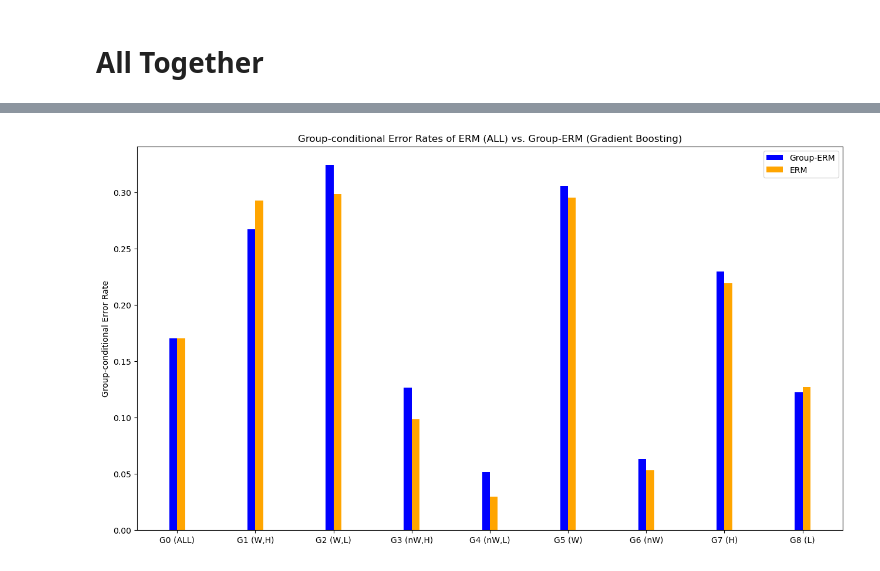
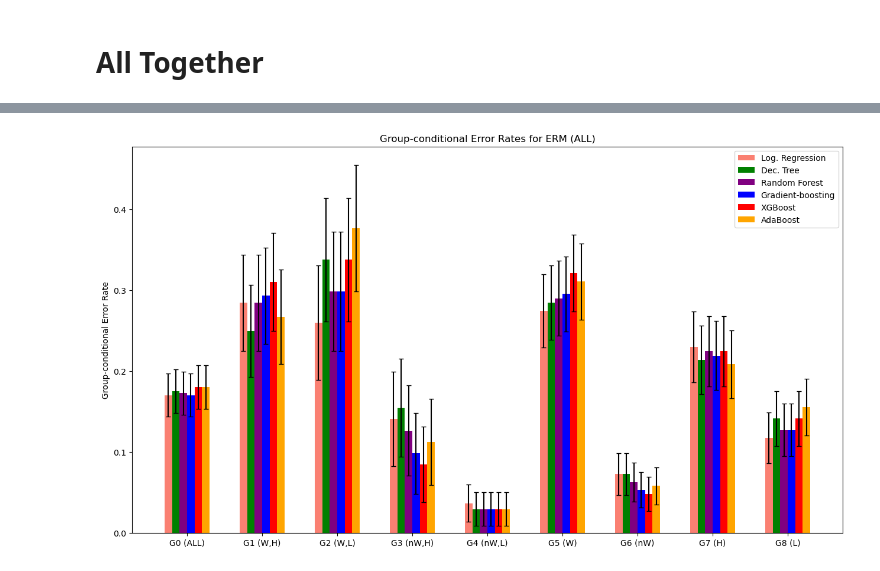
Before and after one commit to samuel-deng/tree_robust, a Jupyter notebook: experiments_communities_agreement.ipynb, the cells around one changed output, grey strips where cells are left out. Saved outputs shown, nothing was run; the diff lists cells and outputs as text; code cells hidden in the pictures.

```diff
--- a/experiments_communities_agreement.ipynb
+++ b/experiments_communities_agreement.ipynb
@@ -45,9 +45,8 @@ data = data.drop(columns=['racePctAsian', 'racePctHisp',
                             'blackPerCap', 'indianPerCap',
                             'AsianPerCap',  # 'OtherPerCap',
                             'HispPerCap',
-                            'racePctWhite', 'medIncome'
-                            ], axis=1).rename(
-    columns={'ViolentCrimesPerPop': "target"})
+                            'racePctWhite', 'medIncome'], axis=1).rename(
+                                columns={'ViolentCrimesPerPop': "target"})
 data["target"] = (data["target"] >= target_threshold).astype(int)
 data.head(5)
 # %% [output]
@@ -1677,21 +946,0 @@ plt.show()
-# %%
-# Error rate plots
-fig, ax = plt.subplots()
-fig.set_size_inches(15.5, 8.5)
-bar_width = 0.1
-index = np.arange(num_groups)
-
-for g in range(num_groups):
-    if g == 0:
-        ax.bar(g - 0.5 * bar_width, rf_test_err[g], bar_width, label="Group-ERM", color="blue")
-        ax.bar(g + 0.5 * bar_width, rf_erm_test_err[g], bar_width, label="ERM", color="orange")
-    else:
-        ax.bar(g - 0.5 * bar_width, rf_test_err[g], bar_width, color="blue")
-        ax.bar(g + 0.5 * bar_width, rf_erm_test_err[g], bar_width, color="orange")
-ax.set_ylabel('Group-conditional Error Rate')
-ax.set_title('Group-conditional Error Rates of ERM (ALL) vs. Group-ERM (Random Forests)')
-
-xticks = ['G{} ({})'.format(g, group_names[g]) for g in range(num_groups)]
-ax.set_xticks(index, xticks)
-ax.legend()
-plt.show()
@@ -1700,23 +947,31 @@ plt.show()
 # %%
 # Error rate plots
 fig, ax = plt.subplots()
 fig.set_size_inches(15.5, 8.5)
 bar_width = 0.1
 index = np.arange(num_groups)
 
 for g in range(num_groups):
     if g == 0:
-        ax.bar(g - 0.5 * bar_width, gb_test_err[g], bar_width, label="Group-ERM", color="blue")
-        ax.bar(g + 0.5 * bar_width, gb_erm_test_err[g], bar_width, label="ERM", color="orange")
+        ax.bar(g - 2.5 * bar_width, lr_erm_test_err[g], bar_width, yerr=lr_erm_std_err[g], capsize=3, label="Log. Regression", color="salmon")
+        ax.bar(g - 1.5 * bar_width, dt_erm_test_err[g], bar_width, yerr=dt_erm_std_err[g], capsize=3, label="Dec. Tree", color="green")
+        ax.bar(g - 0.5 * bar_width, rf_erm_test_err[g], bar_width, yerr=rf_erm_std_err[g], capsize=3, label="Random Forest", color="purple")
+        ax.bar(g + 0.5 * bar_width, gb_erm_test_err[g], bar_width, yerr=gb_erm_std_err[g], capsize=3, label="Gradient-boosting", color="blue")
+        ax.bar(g + 1.5 * bar_width, xgb_erm_test_err[g], bar_width, yerr=xgb_erm_std_err[g], capsize=3, label="XGBoost", color="red")
+        ax.bar(g + 2.5 * bar_width, ada_erm_test_err[g], bar_width, yerr=ada_erm_std_err[g], capsize=3, label="AdaBoost", color="orange")
     else:
-        ax.bar(g - 0.5 * bar_width, gb_test_err[g], bar_width, color="blue")
-        ax.bar(g + 0.5 * bar_width, gb_erm_test_err[g], bar_width, color="orange")
+        ax.bar(g - 2.5 * bar_width, lr_erm_test_err[g], bar_width, yerr=lr_erm_std_err[g], capsize=3, color="salmon")
+        ax.bar(g - 1.5 * bar_width, dt_erm_test_err[g], bar_width, yerr=dt_erm_std_err[g], capsize=3, color="green")
+        ax.bar(g - 0.5 * bar_width, rf_erm_test_err[g], bar_width, yerr=rf_erm_std_err[g], capsize=3, color="purple")
+        ax.bar(g + 0.5 * bar_width, gb_erm_test_err[g], bar_width, yerr=gb_erm_std_err[g], capsize=3, color="blue")
+        ax.bar(g + 1.5 * bar_width, xgb_erm_test_err[g], bar_width, yerr=xgb_erm_std_err[g], capsize=3, color="red")
+        ax.bar(g + 2.5 * bar_width, ada_erm_test_err[g], bar_width, yerr=ada_erm_std_err[g], capsize=3, color="orange")
 ax.set_ylabel('Group-conditional Error Rate')
-ax.set_title('Group-conditional Error Rates of ERM (ALL) vs. Group-ERM (Gradient Boosting)')
+ax.set_title('Group-conditional Error Rates for ERM (ALL)')
 
 xticks = ['G{} ({})'.format(g, group_names[g]) for g in range(num_groups)]
 ax.set_xticks(index, xticks)
 ax.legend()
 plt.show()
 # %% [output]
-[figure, old version]
+[figure, new version]
```
Also changed, not shown: parts of 44 cells of this notebook, 1 other file.
